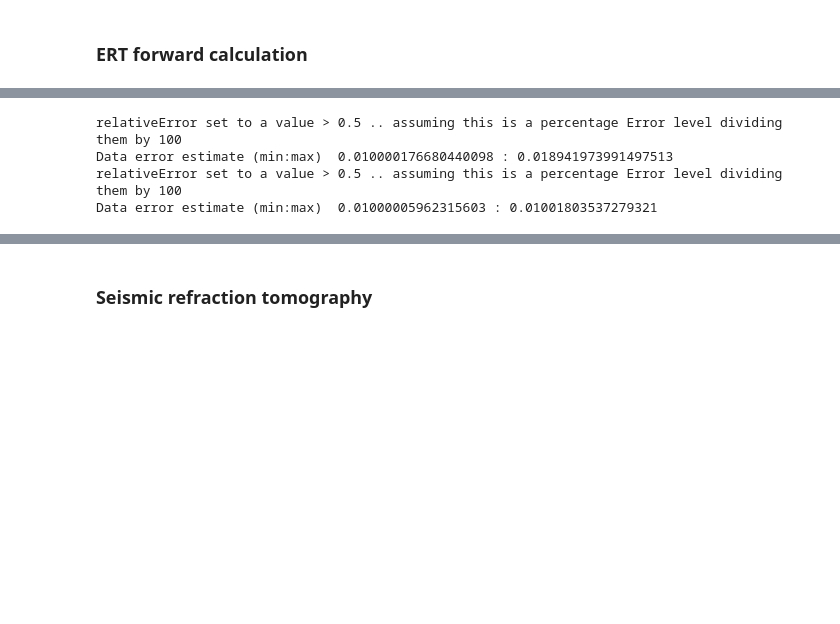
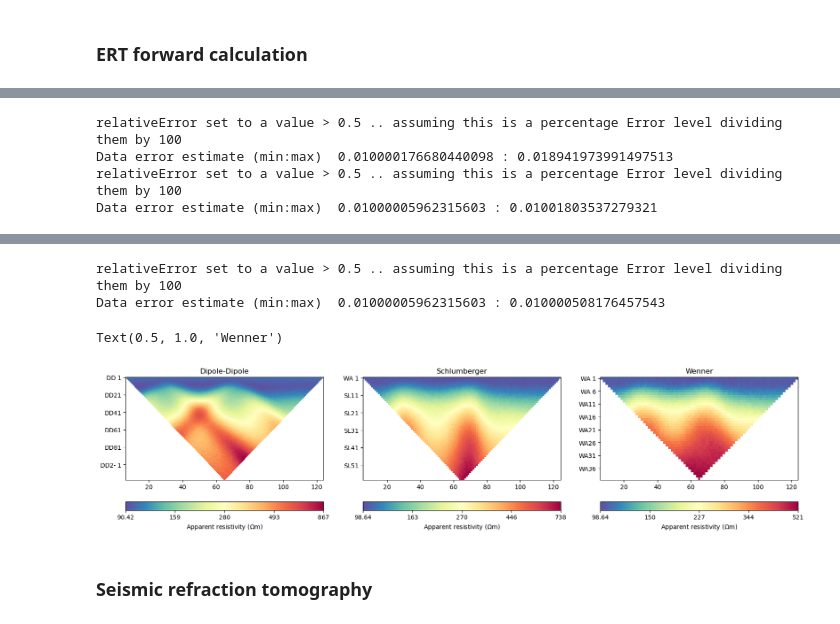
Before and after one commit to ZiegAnt/ResearchModule, a Jupyter notebook: RM_pygimli_computations.ipynb, the cells around one changed output, grey strips where cells are left out. Drawn from its saved outputs; the diff is of its cells as text; code cells hidden in the pictures; blank space fills up the shorter version.

```diff
--- a/RM_pygimli_computations.ipynb
+++ b/RM_pygimli_computations.ipynb
@@ -156,6 +141,9 @@ ERT_scheme_dd = ert.createData(elecs=np.linspace(start=ERT.e_start, stop=ERT.e_e
 
 ERT_scheme_slm = ert.createData(elecs=np.linspace(start=ERT.e_start, stop=ERT.e_end, num=ERT.n_elecs),
                            schemeName='slm')
+
+ERT_scheme_wa = ert.createData(elecs=np.linspace(start=ERT.e_start, stop=ERT.e_end, num=ERT.n_elecs),
+                           schemeName='wa')
 # %%
 # Create Nodes at electrode positions for improving numerical accuracy
 for s in ERT_scheme_dd.sensors():
@@ -168,8 +159,15 @@ ert_data_dd = ert.simulate(ert_mesh, res=rhomap, scheme=ERT_scheme_dd, verbose=T
                            noiseLevel=ERT.noiselev,noiseAbs=ERT.noiseabs, seed=seed_val)
 ert_data_slm = ert.simulate(ert_mesh, res=rhomap, scheme=ERT_scheme_slm, verbose=True,
                            noiseLevel=ERT.noiselev,noiseAbs=ERT.noiseabs, seed=seed_val)
+ert_data_wa = ert.simulate(ert_mesh, res=rhomap, scheme=ERT_scheme_wa, verbose=True,
+                           noiseLevel=ERT.noiselev,noiseAbs=ERT.noiseabs, seed=seed_val)
 
-# # Inspecting data
-# ert.show(ert_data_dd)
-# ert.show(ert_data_slm)
+# Inspecting data
+fig, (ax1,ax2,ax3) = plt.subplots(1,3,figsize=(20, 4))
+ert.show(ert_data_dd, ax=ax1)
+ert.show(ert_data_slm, ax=ax2)
+ert.show(ert_data_wa, ax=ax3)
+ax1.set_title('Dipole-Dipole')
+ax2.set_title('Schlumberger')
+ax3.set_title('Wenner')
 # %% [output]
@@ -182,3 +181,7 @@ Data error estimate (min:max)  0.01000005962315603 : 0.01001803537279321
+relativeError set to a value > 0.5 .. assuming this is a percentage Error level dividing them by 100
+Data error estimate (min:max)  0.01000005962315603 : 0.010000508176457543
+Text(0.5, 1.0, 'Wenner')
+[figure, added]
 # %% [markdown]
 ### Seismic refraction tomography
 # %%
```
Also changed, not shown: parts of 12 cells of this notebook, 1 other file.
